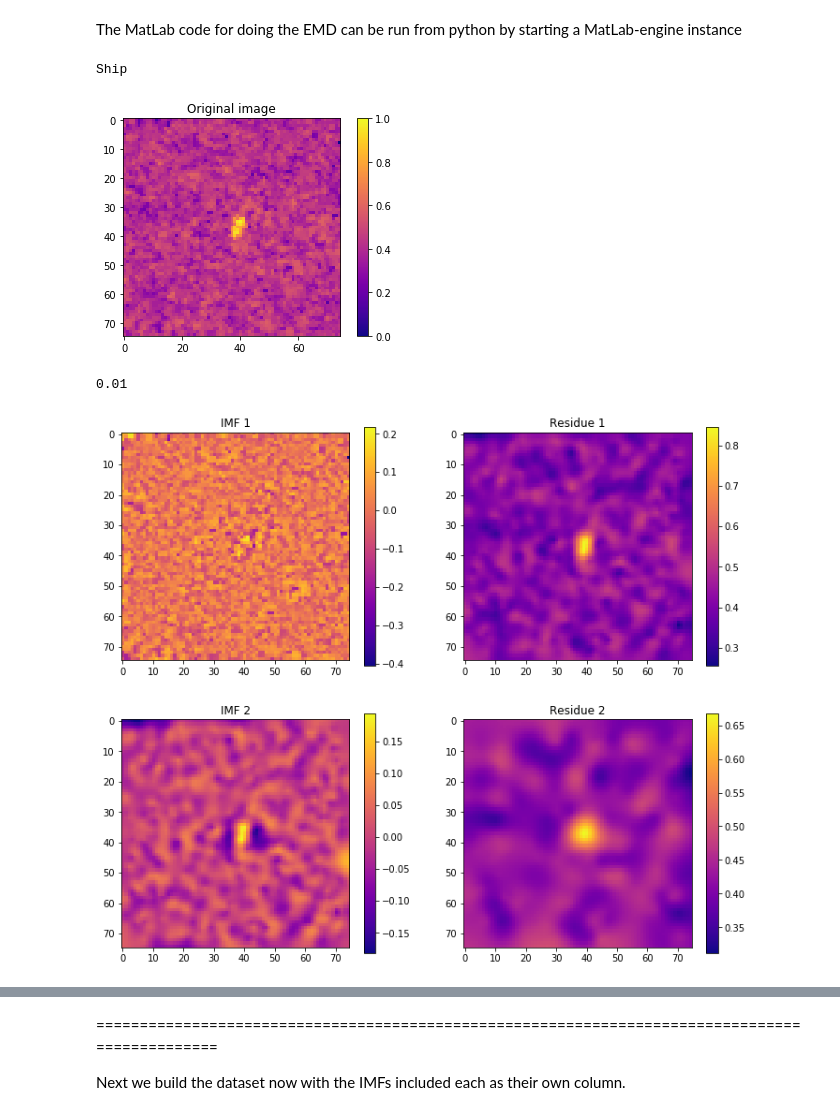
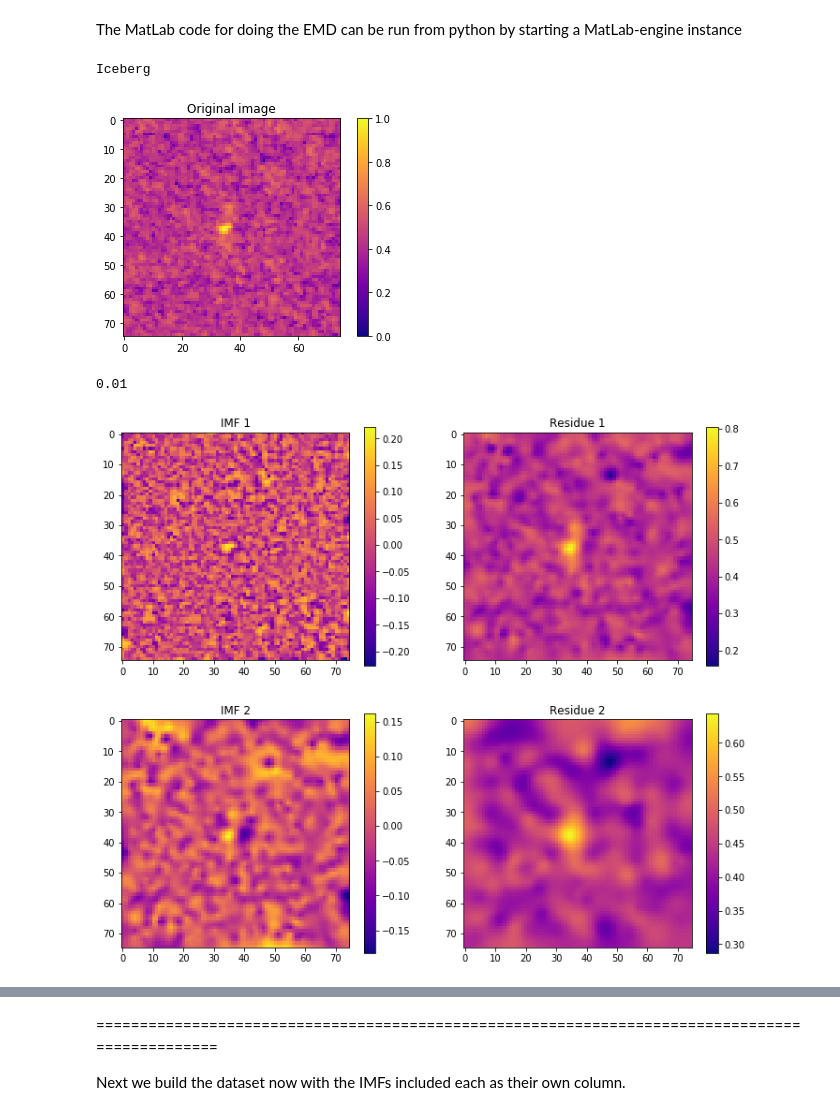
Before and after one commit to holwech/AdaptiveDataAnalysis, a Jupyter notebook: EMD2D_testing.ipynb, the cells around one changed output, grey strips where cells are left out. Saved outputs shown, nothing was run; the diff lists cells and outputs as text; code cells hidden in the pictures.

```diff
--- a/EMD2D_testing.ipynb
+++ b/EMD2D_testing.ipynb
@@ -102,24 +102,25 @@ def normalize(img):
     img = img/(img.max())
     return img
 # %%
-idx = 15
+idx = 33
 
 print_label(idx)
 
 img_band1 = X_train[idx,:,:,0]
 img_band1 = normalize(img_band1)
+
 plt.figure(1)
 plt.clf()
 plt.imshow(img_band1,cmap='plasma')
 plt.title('Original image')
 plt.colorbar()
 plt.savefig('Orig_img.eps')
 plt.show()
 
 imfs1, residues1, medel1 = IEMD(img_band1,0.01,2,'4')
 plot_IEMD(imfs1, residues1)
 # %% [output]
-Ship
+Iceberg
-[figure, old version]
+[figure, new version]
 0.01
-[figure, old version]
+[figure, new version]
```
Also changed, not shown: parts of 3 cells of this notebook, 3 other files.
